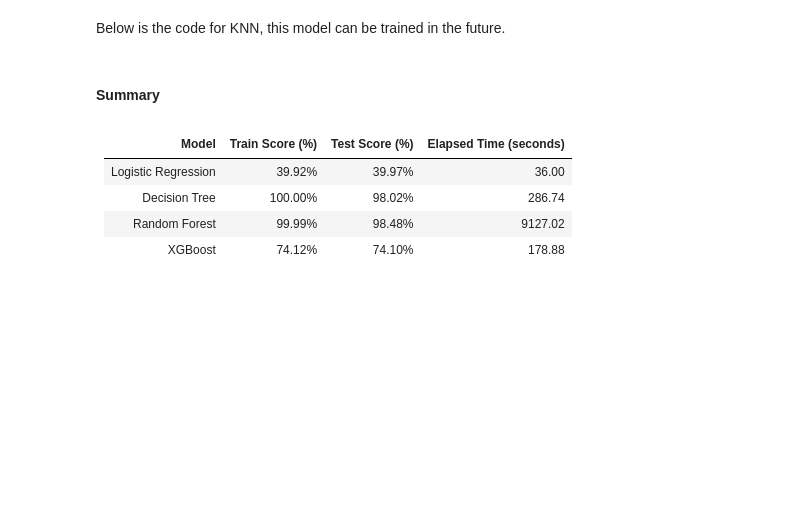
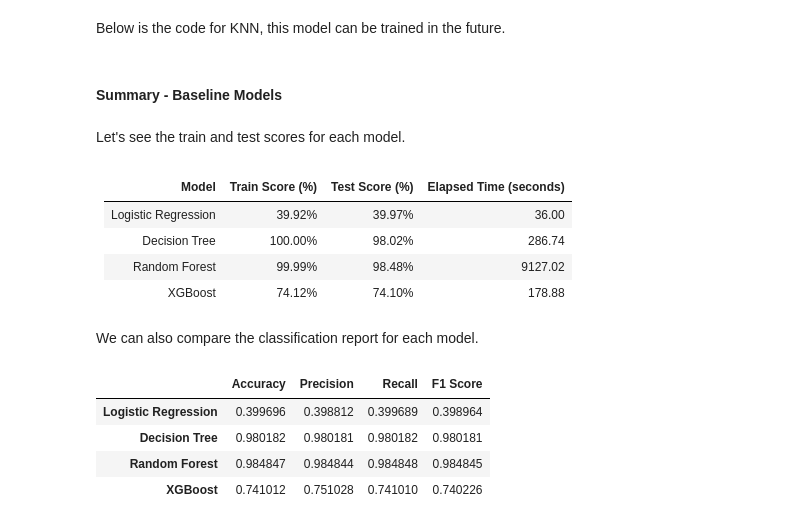
Before and after one commit to hsu780112/Bike-Share-Project, a Jupyter notebook: Modeling - Feature Engineering - Bike Share System in the SF Bay Area.ipynb, the cells around one changed output. Drawn from its saved outputs; the diff is of its cells as text; code cells hidden in the pictures; blank space fills up the shorter version.

```diff
--- a/Modeling - Feature Engineering - Bike Share System in the SF Bay Area.ipynb
+++ b/Modeling - Feature Engineering - Bike Share System in the SF Bay Area.ipynb
@@ -284,6 +290,12 @@ end_time = time.time()
 # Calculate the elapsed time
 elapsed_time = end_time - start_time
 
+# Saving metrics for plotting
+accuracy_dt_model = accuracy_score(y_val, y_pred_dt_model)
+precision_dt_model = precision_score(y_val, y_pred_dt_model, average='macro')
+recall_dt_model = recall_score(y_val, y_pred_dt_model, average='macro')
+f1_dt_model = f1_score(y_val, y_pred_dt_model, average='macro')
+
 # Evaluate its classification accuracy
 print('Decision Tree:')
 print(f'Train score: {dt_model.score(X_train, y_train)}')
@@ -502,7 +526,9 @@ Below is the code for KNN, this model can be trained in the future.
 # Print the elapsed time
 # print(f"\nElapsed time: {elapsed_time:.2f} seconds")
 # %% [markdown]
-#### Summary
+#### Summary - Baseline Models
+# %% [markdown]
+Let's see the train and test scores for each model.
 # %% [markdown]
 | Model               | Train Score (%) | Test Score (%) | Elapsed Time (seconds) |
 |---------------------|-----------------|----------------|------------------------|
@@ -510,3 +536,23 @@ Below is the code for KNN, this model can be trained in the future.
 | Decision Tree       | 100.00%         | 98.02%         | 286.74                 |
 | Random Forest       | 99.99%          | 98.48%         | 9127.02                |
 | XGBoost             | 74.12%          | 74.10%         | 178.88                 |
+# %% [markdown]
+We can also compare the classification report for each model.
+# %%
+# Create an empty DataFrame to store the metrics
+model_metrics_df = pd.DataFrame(columns=['Accuracy', 'Precision', 'Recall', 'F1 Score'])
+
+# Add the metrics for the baseline models
+model_metrics_df.loc['Logistic Regression'] = [accuracy_logreg, precision_logreg, recall_logreg, f1_logreg]
+model_metrics_df.loc['Decision Tree'] = [accuracy_dt_model, precision_dt_model, recall_dt_model, f1_dt_model]
+model_metrics_df.loc['Random Forest'] = [accuracy_random_forest_model, precision_random_forest_model, recall_random_forest_model, f1_random_forest_model]
+model_metrics_df.loc['XGBoost'] = [accuracy_xgbc, precision_xgbc, recall_xgbc, f1_xgbc]
+
+# Show the comparison table
+model_metrics_df
+# %% [output]
+|  | Accuracy | Precision | Recall | F1 Score |
+| Logistic Regression | 0.399696 | 0.398812 | 0.399689 | 0.398964 |
+| Decision Tree | 0.980182 | 0.980181 | 0.980182 | 0.980181 |
+| Random Forest | 0.984847 | 0.984844 | 0.984848 | 0.984845 |
+| XGBoost | 0.741012 | 0.751028 | 0.741010 | 0.740226 |
```
Also changed, not shown: parts of 9 cells of this notebook.
